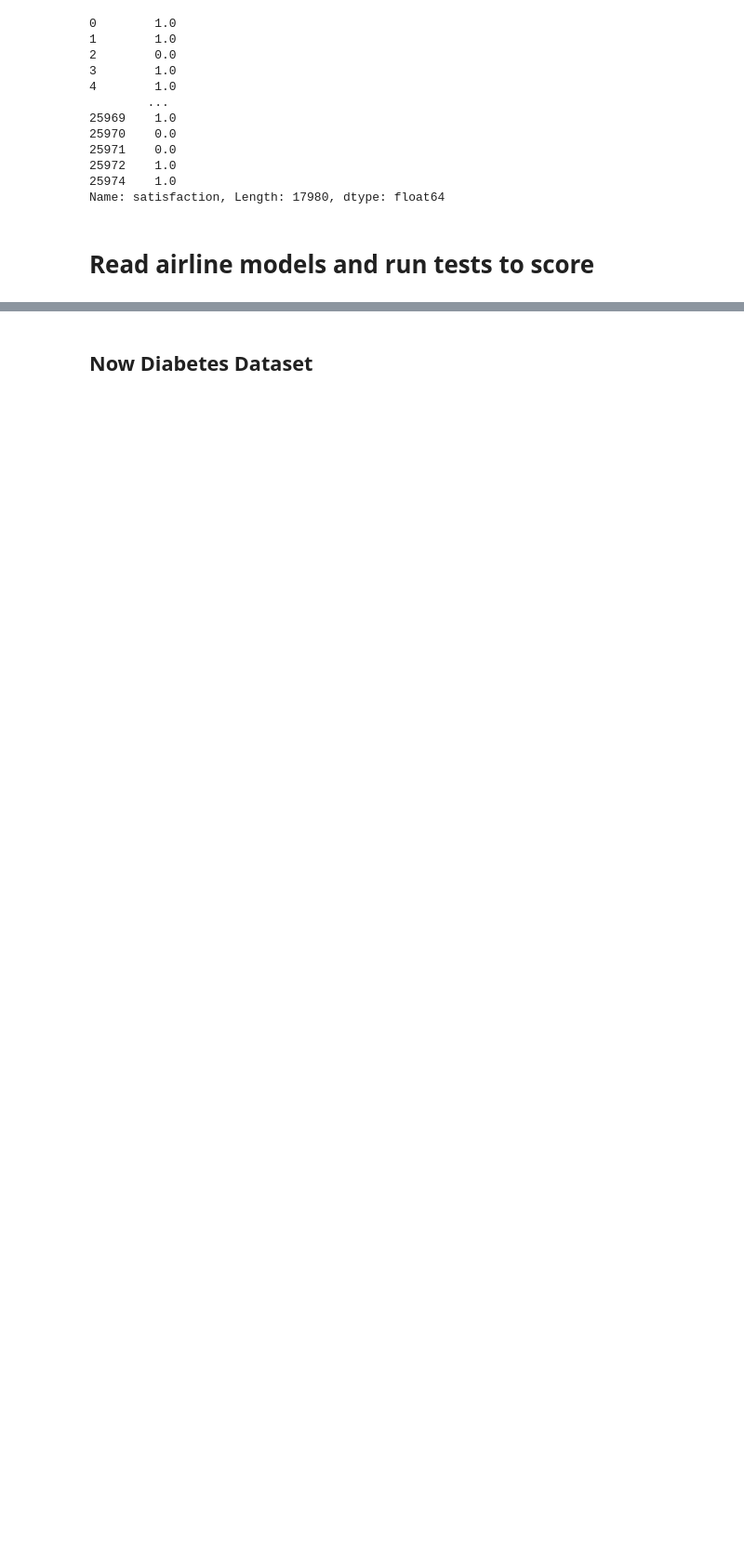
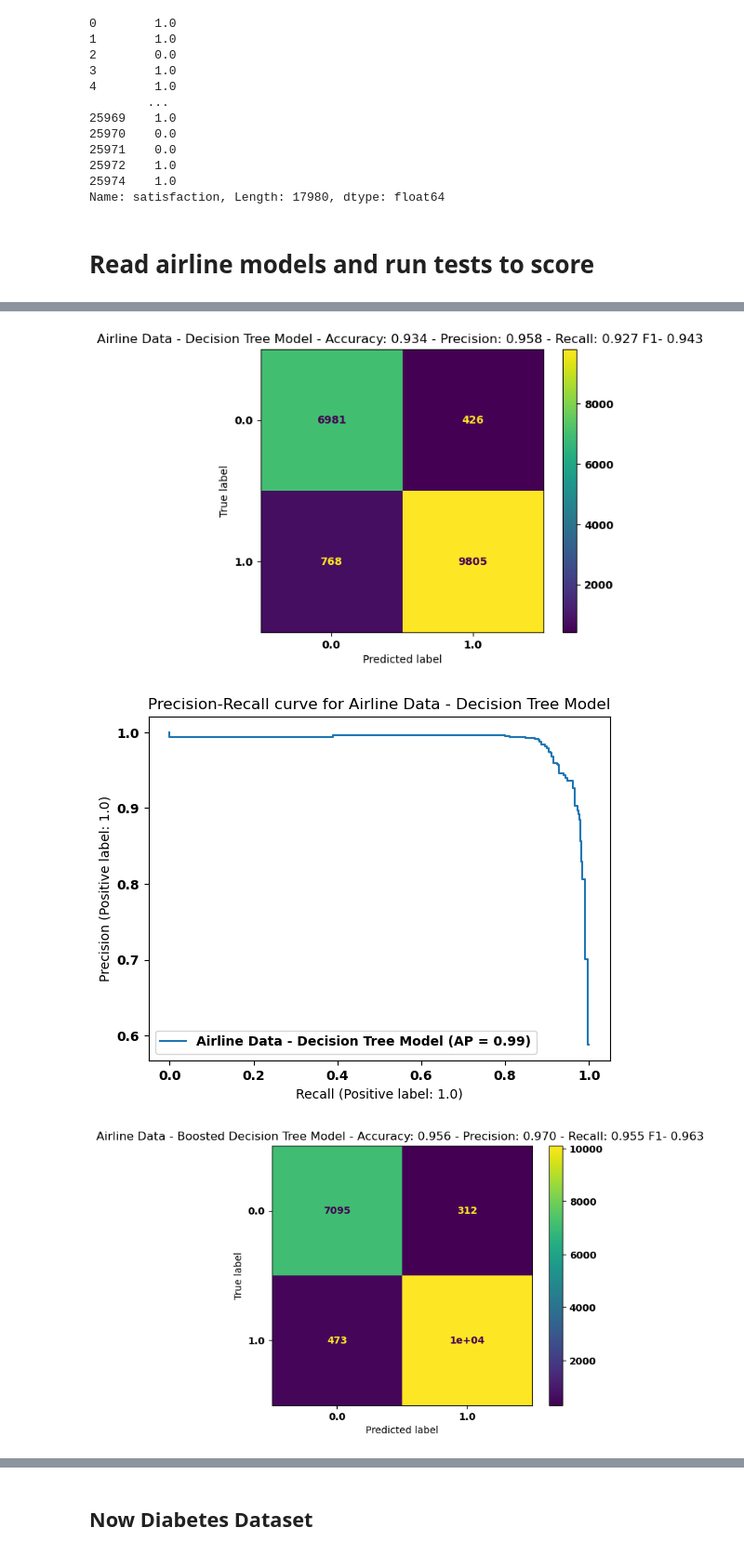
Before and after one commit to rjenez/gatech-cs7641-assignments, a Jupyter notebook: Assignments/SupervisedLearning/Assignment1-Testing.ipynb, the cells around one changed output, grey strips where cells are left out. Shown at 93% size. Cells and saved outputs as stored; diff of their text form; code cells hidden in the pictures; blank space fills up the shorter version.

```diff
--- a/Assignments/SupervisedLearning/Assignment1-Testing.ipynb
+++ b/Assignments/SupervisedLearning/Assignment1-Testing.ipynb
@@ -186,14 +192,15 @@ plot_roc_det_curves([best_search_decision_airline, best_search_boosted_airline,
 # %%
-classifiers = {
-    'best_search_decision_airline': best_search_decision_airline,
-    'best_search_boosted_airline': best_search_boosted_airline,
-    'best_search_knn_airline': best_search_knn_airline,
-    'best_search_svm_airline': best_search_svm_airline,
-    'best_search_nn_airline': best_search_nn_airline
+classifiers_airline = {
+    'Airline Data - Decision Tree Model': best_search_decision_airline,
+    'Airline Data - Boosted Decision Tree Model': best_search_boosted_airline,
+    'Airline Data - K-Neares Neigbor Model': best_search_knn_airline,
+    'Airline Data - Support Vector Model': best_search_svm_airline,
+    'Airline Data - Neural Network Model': best_search_nn_airline
 }
 # %%
 %%time
-y_pred = model_search_cv.best_estimator_.predict(X_test_airline)
-cm = confusion_matrix(y_test_airline, y_pred)
-
-cm_display = ConfusionMatrixDisplay(cm).plot()
+plot_confusion_matrices(classifiers_airline,X_airline,y_airline)
+# %% [output]
+[figure, added]
+[figure, added]
+[figure, added]
```
Also changed, not shown: parts of 26 cells of this notebook, 44 other files.
